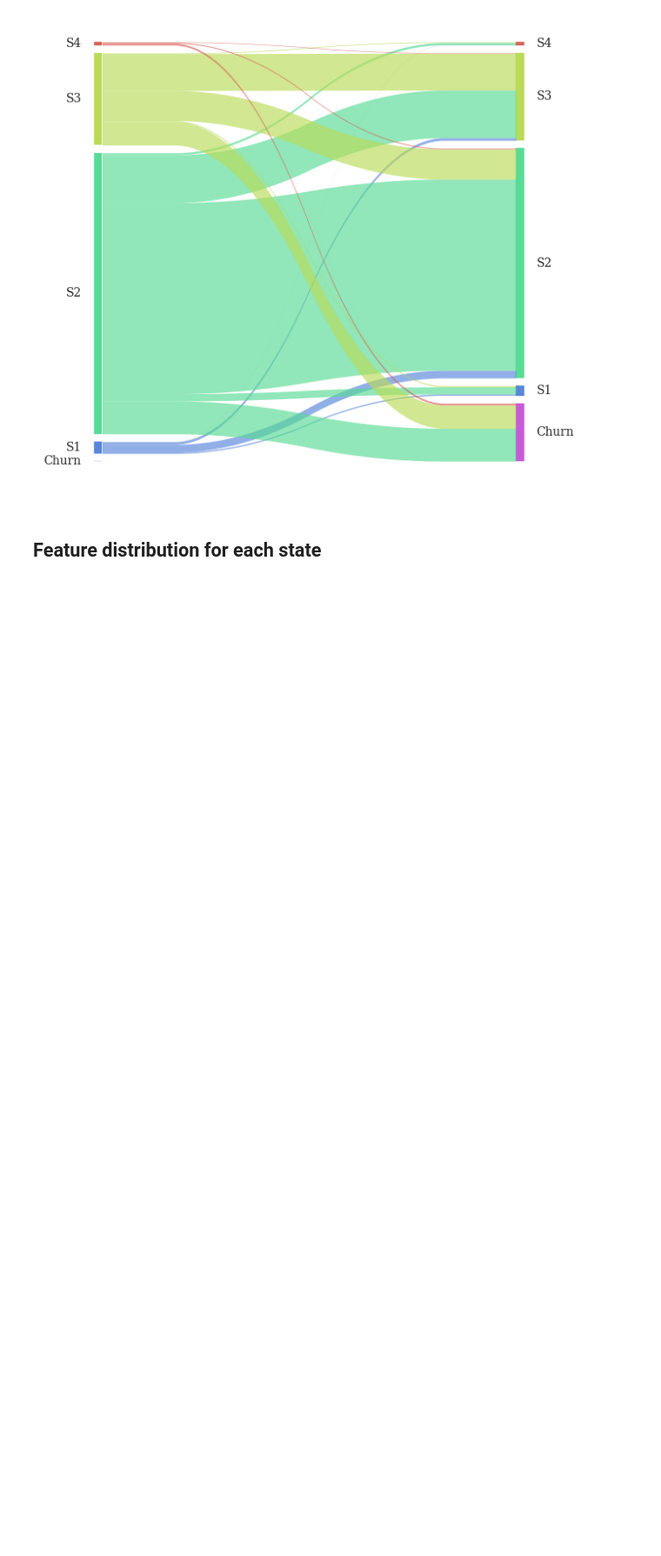
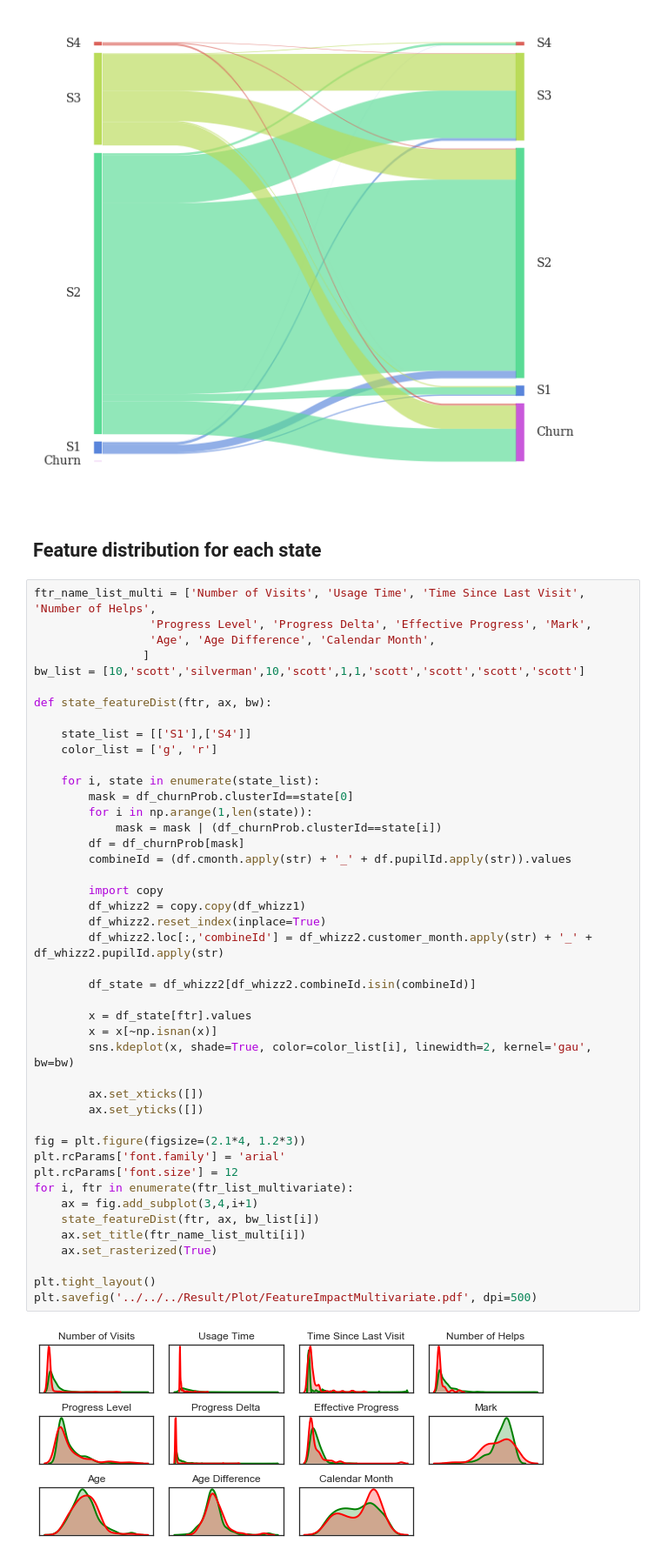
Before and after one commit to vicaws/Whizz, a Jupyter notebook: Code/Churn/Churn/NB_ReportFigures.ipynb, the cells around one changed output. Shown at 87% size. Cells and saved outputs as stored; diff of their text form; blank space fills up the shorter version.

```diff
--- a/Code/Churn/Churn/NB_ReportFigures.ipynb
+++ b/Code/Churn/Churn/NB_ReportFigures.ipynb
@@ -889,3 +889,49 @@ plt.gcf().set_size_inches(10,10)
 [figure]
 # %% [markdown]
 ## Feature distribution for each state
+# %%
+ftr_name_list_multi = ['Number of Visits', 'Usage Time', 'Time Since Last Visit', 'Number of Helps',
+                 'Progress Level', 'Progress Delta', 'Effective Progress', 'Mark',
+                 'Age', 'Age Difference', 'Calendar Month',
+                ]
+bw_list = [10,'scott','silverman',10,'scott',1,1,'scott','scott','scott','scott']
+
+def state_featureDist(ftr, ax, bw):
+
+    state_list = [['S1'],['S4']]
+    color_list = ['g', 'r']
+
+    for i, state in enumerate(state_list):
+        mask = df_churnProb.clusterId==state[0]
+        for i in np.arange(1,len(state)):
+            mask = mask | (df_churnProb.clusterId==state[i])
+        df = df_churnProb[mask]
+        combineId = (df.cmonth.apply(str) + '_' + df.pupilId.apply(str)).values
+
+        import copy
+        df_whizz2 = copy.copy(df_whizz1)
+        df_whizz2.reset_index(inplace=True)
+        df_whizz2.loc[:,'combineId'] = df_whizz2.customer_month.apply(str) + '_' + df_whizz2.pupilId.apply(str)
+
+        df_state = df_whizz2[df_whizz2.combineId.isin(combineId)]
+
+        x = df_state[ftr].values
+        x = x[~np.isnan(x)]
+        sns.kdeplot(x, shade=True, color=color_list[i], linewidth=2, kernel='gau', bw=bw)
+
+        ax.set_xticks([])
+        ax.set_yticks([])
+
+fig = plt.figure(figsize=(2.1*4, 1.2*3))
+plt.rcParams['font.family'] = 'arial'
+plt.rcParams['font.size'] = 12
+for i, ftr in enumerate(ftr_list_multivariate):
+    ax = fig.add_subplot(3,4,i+1)
+    state_featureDist(ftr, ax, bw_list[i])
+    ax.set_title(ftr_name_list_multi[i])
+    ax.set_rasterized(True)
+
+plt.tight_layout()
+plt.savefig('../../../Result/Plot/FeatureImpactMultivariate.pdf', dpi=500)
+# %% [output]
+[figure, added]
```
Also changed, not shown: parts of 7 cells of this notebook, 50 other files.
